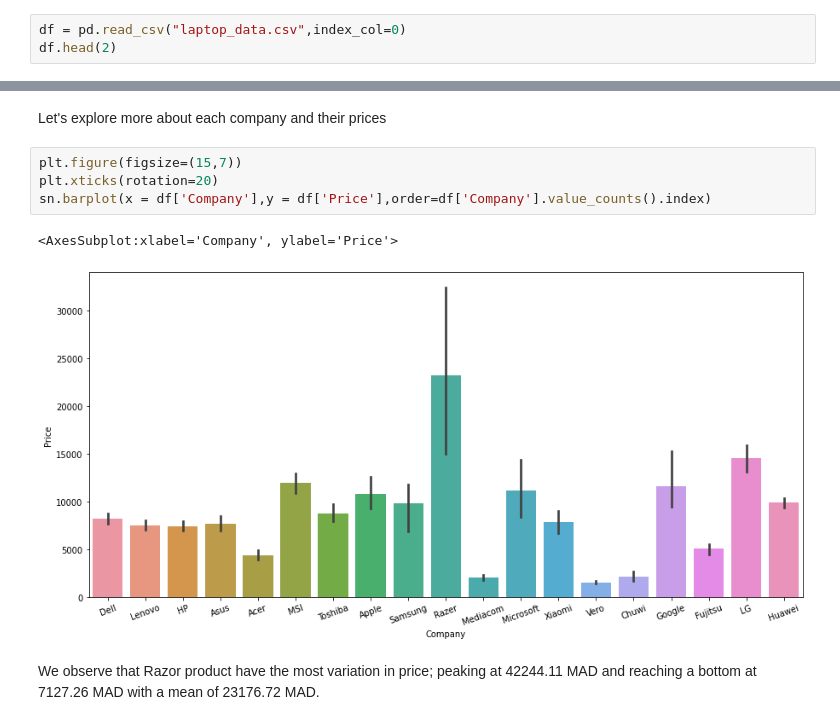
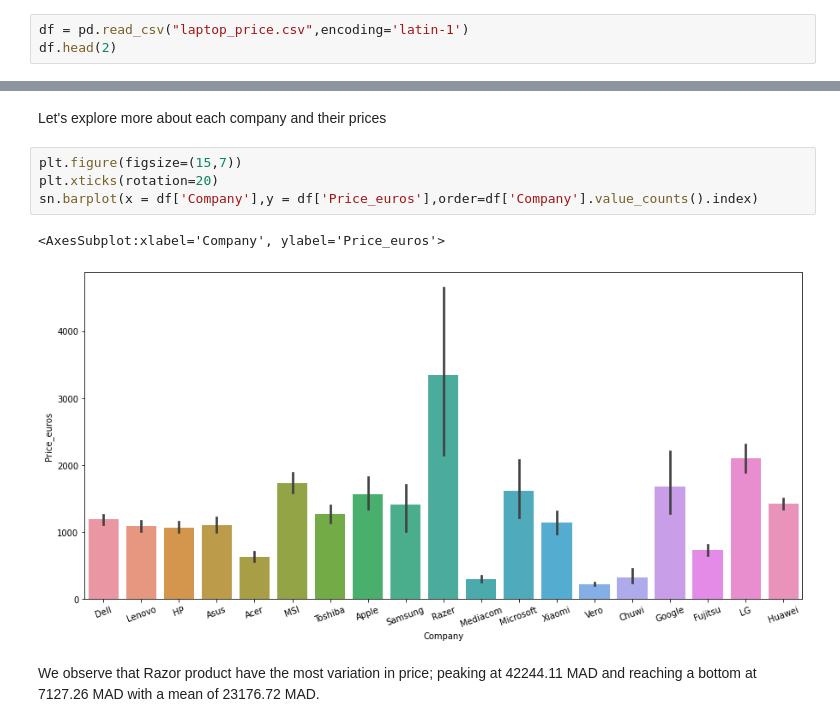
Before and after one commit to AmineMahdioui/Laptop_Price_predection, a Jupyter notebook: LPP.ipynb, the cells around one changed output, grey strips where cells are left out. Drawn from its saved outputs; the diff is of its cells as text.

```diff
--- a/LPP.ipynb
+++ b/LPP.ipynb
@@ -11,6 +9,6 @@ import seaborn as sn
 # %% [markdown]
 Importing the data from csv
 # %%
-df = pd.read_csv("laptop_data.csv",index_col=0)
+df = pd.read_csv("laptop_price.csv",encoding='latin-1')
 df.head(2)
 # %% [output]
@@ -181,10 +184,10 @@ Let's explore more about each company and their prices
 # %%
 plt.figure(figsize=(15,7))
 plt.xticks(rotation=20)
-sn.barplot(x = df['Company'],y = df['Price'],order=df['Company'].value_counts().index)
+sn.barplot(x = df['Company'],y = df['Price_euros'],order=df['Company'].value_counts().index)
 # %% [output]
-<AxesSubplot:xlabel='Company', ylabel='Price'>
+<AxesSubplot:xlabel='Company', ylabel='Price_euros'>
-[figure, old version]
+[figure, new version]
 # %% [markdown]
 We observe that Razor product have the most variation in price; peaking at 42244.11 MAD and reaching a bottom at 7127.26 MAD with a mean of 23176.72 MAD.
 # %% [markdown]
```
Also changed, not shown: parts of 83 cells of this notebook.
